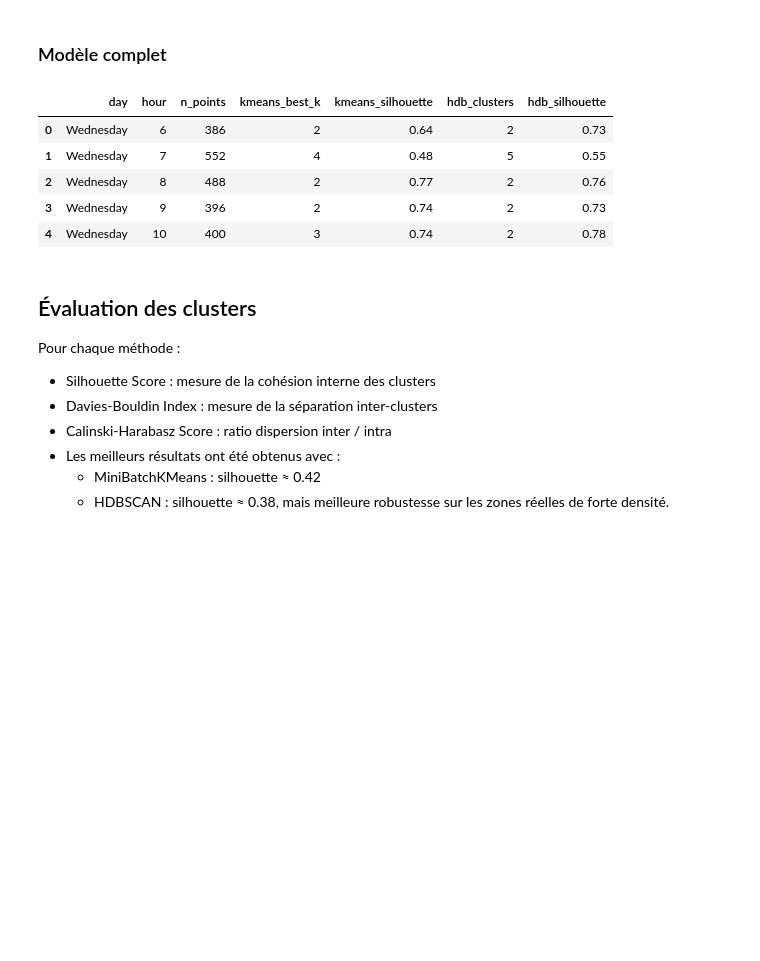
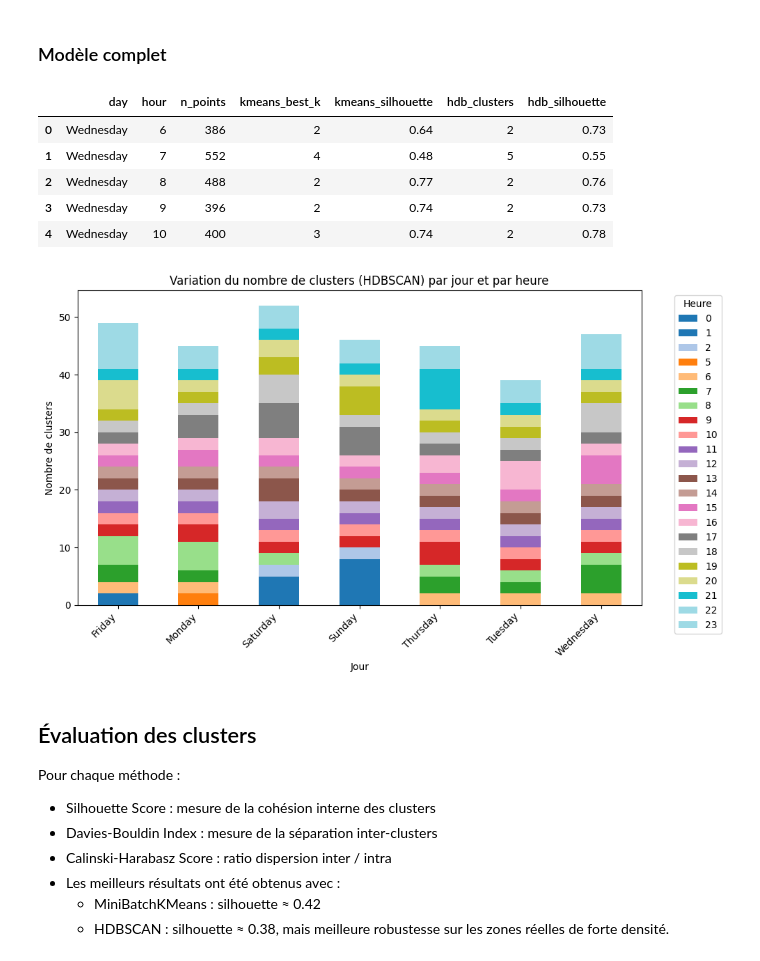
Before and after one commit to nlefort/JEDHA, a Jupyter notebook: PROJETS/06.ML_non_supervise/Best_place_to_be.ipynb, the cells around one changed output. Cells and saved outputs as stored; diff of their text form; code cells hidden in the pictures; blank space fills up the shorter version.

Commit message:
reglage_graph_projet_uber

```diff
--- a/PROJETS/06.ML_non_supervise/Best_place_to_be.ipynb
+++ b/PROJETS/06.ML_non_supervise/Best_place_to_be.ipynb
@@ -484,37 +484,86 @@ for day in df_clean['day'].unique():
         df_batch = df_clean[(df_clean['day'] == day) & (df_clean['hour'] == hour)].copy()
         if len(df_batch) < 200:  # seuil minimum pour stabilité
             continue
         res, df_clustered = cluster_batch(df_batch, day, hour)
         results.append(res)
         all_batches.append(df_clustered)
 
 df_results = pd.DataFrame(results)
 display(df_results.head().round(2))
 
 # Visualisations comparatives
-fig_kmeans = px.bar(
+"""fig_kmeans = px.bar(
     df_results, x="day", y="kmeans_best_k",
     title="Variation de k optimal (MiniBatchKMeans) par jour",
     text="kmeans_best_k", color="kmeans_best_k"
 )
 fig_kmeans.update_traces(textposition="outside")
-fig_kmeans.show(renderer="browser")
+# Sauvegarde en image statique
+fig_kmeans.write_image("fig_kmeans.png")
 
+# Affichage direct dans le notebook
+Image(filename="fig_kmeans.png")"""
 
-fig_hdb = px.bar(
+"""fig_hdb = px.bar(
     df_results, x="day", y="hdb_clusters",
     title="Variation du nombre de clusters (HDBSCAN) par jour",
     text="hdb_clusters", color="hdb_clusters"
 )
 fig_hdb.update_traces(textposition="outside")
-fig_hdb.show(renderer="browser")
+
+# Sauvegarde en image statique
+fig_hdb.write_image("fig_hdb.png")
+
+# Affichage direct dans le notebook
+Image(filename="fig_hdb.png")"""
+
+"""plt.figure(figsize=(8, 5))
+plt.bar(df_results["day"], df_results["kmeans_best_k"], color="skyblue")
+plt.title("Variation du nombre de clusters (KMeans) par jour")
+plt.xlabel("Jour")
+plt.ylabel("Nombre de clusters")
+plt.xticks(rotation=45)
+plt.tight_layout()
+plt.show()"""
+
+
+"""plt.figure(figsize=(8, 5))
+plt.bar(df_results["day"], df_results["hdb_clusters"], color="skyblue")
+plt.title("Variation du nombre de clusters (HDBSCAN) par jour")
+plt.xlabel("Jour")
+plt.ylabel("Nombre de clusters")
+plt.xticks(rotation=45)
+plt.tight_layout()
+plt.show()"""
+
+# On pivote la table pour empiler les heures sur chaque jour
+pivot_df = df_results.pivot_table(
+    index="day", columns="hour", values="hdb_clusters", fill_value=0
+)
+
+# Création du graphique empilé
+pivot_df.plot(
+    kind="bar",
+    stacked=True,
+    figsize=(10, 6),
+    colormap="tab20"
+)
+
+plt.title("Variation du nombre de clusters (HDBSCAN) par jour et par heure")
+plt.xlabel("Jour")
+plt.ylabel("Nombre de clusters")
+plt.xticks(rotation=45, ha="right")
+plt.legend(title="Heure", bbox_to_anchor=(1.05, 1), loc="upper left")
+plt.tight_layout()
+plt.show()
 # %% [output]
 |  | day | hour | n_points | kmeans_best_k | kmeans_silhouette | hdb_clusters | hdb_silhouette |
 | 0 | Wednesday | 6 | 386 | 2 | 0.64 | 2 | 0.73 |
 | 1 | Wednesday | 7 | 552 | 4 | 0.48 | 5 | 0.55 |
 | 2 | Wednesday | 8 | 488 | 2 | 0.77 | 2 | 0.76 |
 | 3 | Wednesday | 9 | 396 | 2 | 0.74 | 2 | 0.73 |
 | 4 | Wednesday | 10 | 400 | 3 | 0.74 | 2 | 0.78 |
+[figure, added]
 # %% [markdown]
 ## Évaluation des clusters
 
```
Also changed, not shown: parts of 5 cells of this notebook.
